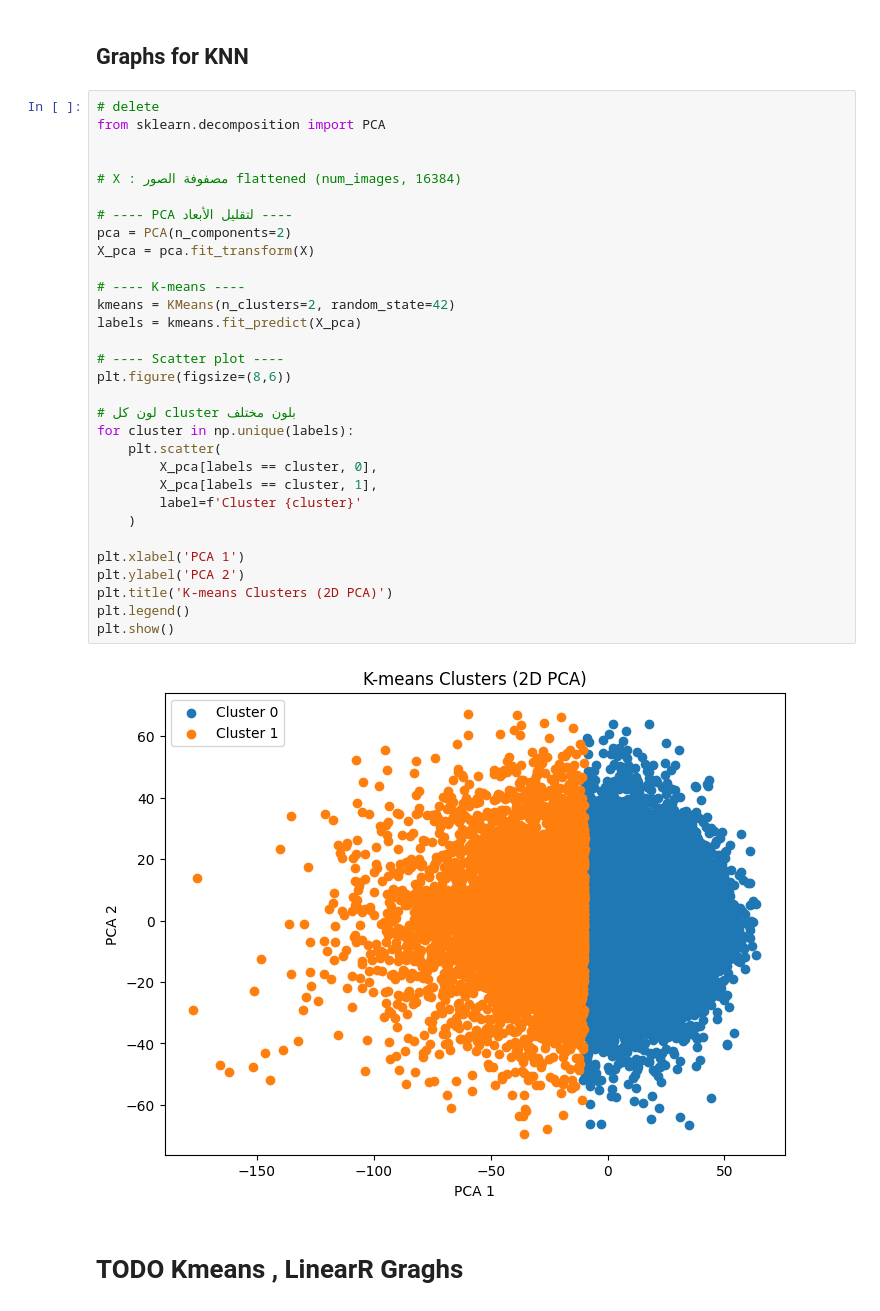
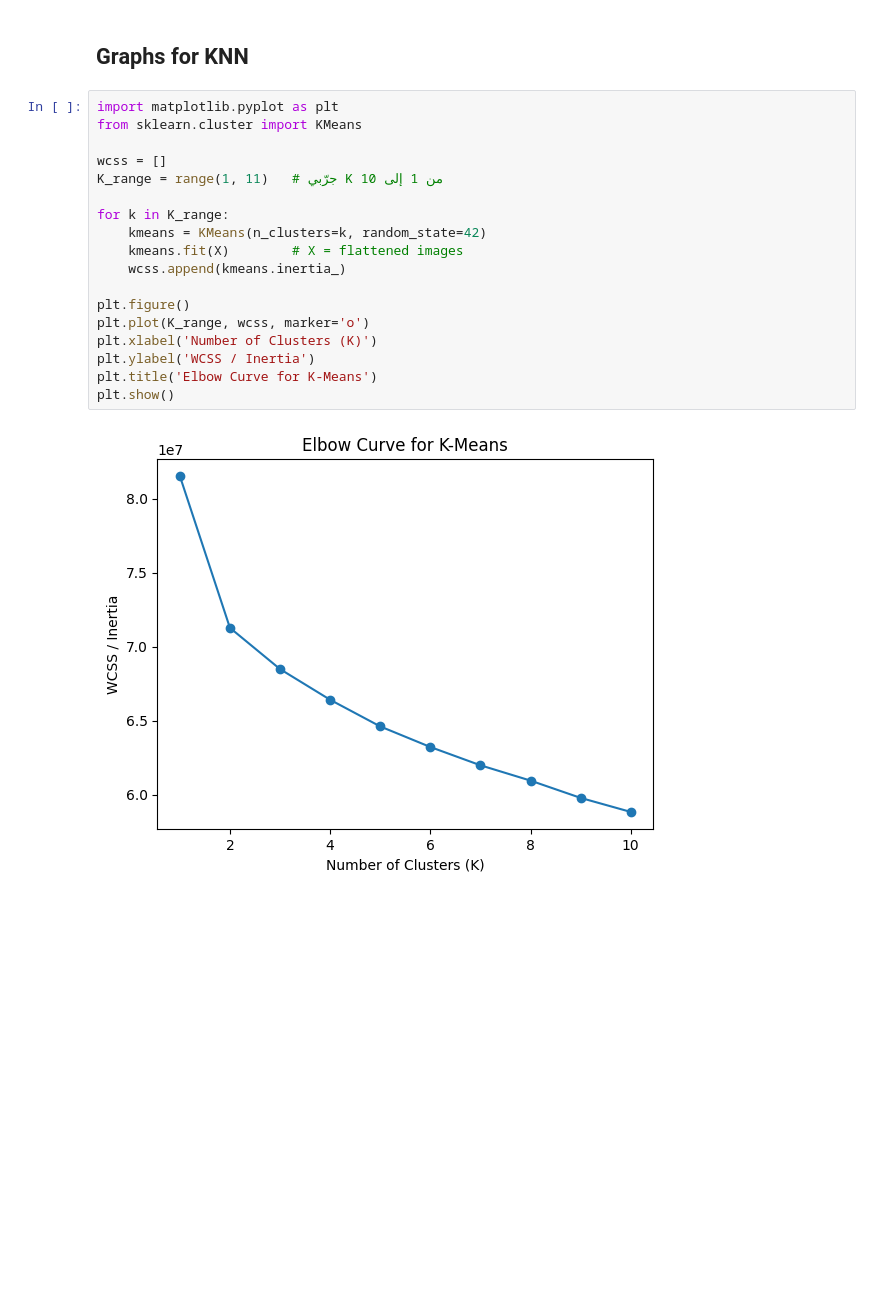
Before and after one commit to LechTheMitch/MachineLearningProject, a Jupyter notebook: img_notebook/img_model_Kmeans_LogisticR.ipynb, the cells around one changed output. Cells and saved outputs as stored; diff of their text form; blank space fills up the shorter version.

```diff
--- a/img_notebook/img_model_Kmeans_LogisticR.ipynb
+++ b/img_notebook/img_model_Kmeans_LogisticR.ipynb
@@ -186,37 +185,22 @@ plt.show()
 # %% [markdown]
 ## Graphs for KNN
-# %%
-# delete
-from sklearn.decomposition import PCA
-
-
-# X : مصفوفة الصور flattened (num_images, 16384)
-
-# ---- PCA لتقليل الأبعاد ----
-pca = PCA(n_components=2)
-X_pca = pca.fit_transform(X)
-
-# ---- K-means ----
-kmeans = KMeans(n_clusters=2, random_state=42)
-labels = kmeans.fit_predict(X_pca)
-
-# ---- Scatter plot ----
-plt.figure(figsize=(8,6))
-
-# لون كل cluster بلون مختلف
-for cluster in np.unique(labels):
-    plt.scatter(
-        X_pca[labels == cluster, 0],
-        X_pca[labels == cluster, 1],
-        label=f'Cluster {cluster}'
-    )
-
-plt.xlabel('PCA 1')
-plt.ylabel('PCA 2')
-plt.title('K-means Clusters (2D PCA)')
-plt.legend()
-plt.show()
-# %% [output]
-[figure, removed]
-# %% [markdown]
-#  TODO Kmeans , LinearR Graghs
+# %%
+import matplotlib.pyplot as plt
+from sklearn.cluster import KMeans
+
+wcss = []
+K_range = range(1, 11)   # جرّبي K من 1 إلى 10
+
+for k in K_range:
+    kmeans = KMeans(n_clusters=k, random_state=42)
+    kmeans.fit(X)        # X = flattened images
+    wcss.append(kmeans.inertia_)
+
+plt.figure()
+plt.plot(K_range, wcss, marker='o')
+plt.xlabel('Number of Clusters (K)')
+plt.ylabel('WCSS / Inertia')
+plt.title('Elbow Curve for K-Means')
+plt.show()
+# %% [output]
+[figure, added]
```
Also changed, not shown: parts of 2 cells of this notebook, 3 other files.
